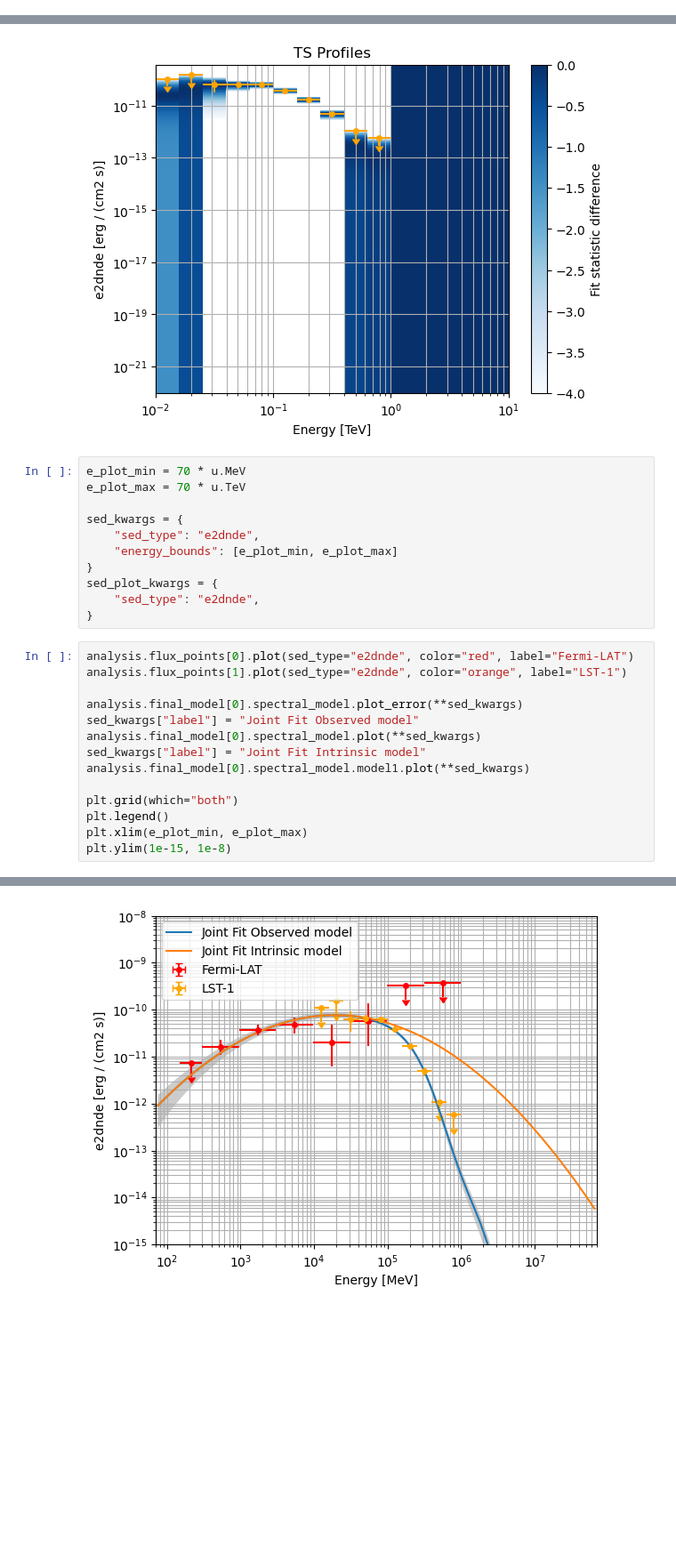
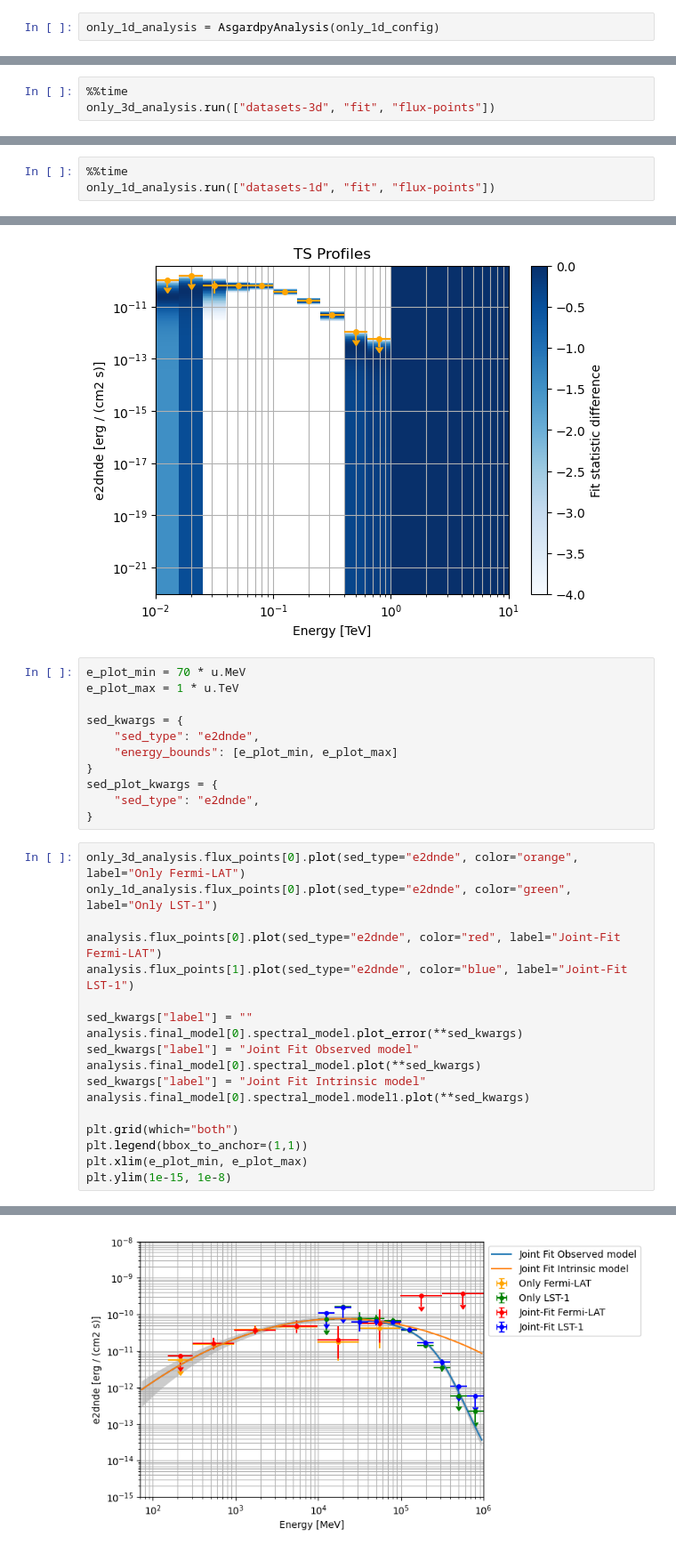
Before and after one commit to chaimain/asgardpy, a Jupyter notebook: notebooks/joint_fit_LAT_LST.ipynb, the cells around one changed output, grey strips where cells are left out. Shown: that part at 89% size. Cells and saved outputs as stored; diff of their text form; blank space fills up the shorter version.

```diff
--- a/notebooks/joint_fit_LAT_LST.ipynb
+++ b/notebooks/joint_fit_LAT_LST.ipynb
@@ -82,0 +113,2 @@ Setting logging config: {'level': 'INFO', 'filename': None, 'filemode': None, 'f
+# %%
+only_1d_analysis = AsgardpyAnalysis(only_1d_config)
@@ -168,0 +213,3 @@ Wall time: 19min 22s
+# %%
+%%time
+only_3d_analysis.run(["datasets-3d", "fit", "flux-points"])
@@ -168,0 +294,3 @@ Wall time: 19min 22s
+# %%
+%%time
+only_1d_analysis.run(["datasets-1d", "fit", "flux-points"])
@@ -380,7 +662,7 @@ Text(0.5, 1.0, 'TS Profiles')
 [figure]
 # %%
 e_plot_min = 70 * u.MeV
-e_plot_max = 70 * u.TeV
+e_plot_max = 1 * u.TeV
 
 sed_kwargs = {
     "sed_type": "e2dnde",
@@ -390,19 +672,23 @@ sed_plot_kwargs = {
     "sed_type": "e2dnde",
 }
 # %%
-analysis.flux_points[0].plot(sed_type="e2dnde", color="red", label="Fermi-LAT")
-analysis.flux_points[1].plot(sed_type="e2dnde", color="orange", label="LST-1")
+only_3d_analysis.flux_points[0].plot(sed_type="e2dnde", color="orange", label="Only Fermi-LAT")
+only_1d_analysis.flux_points[0].plot(sed_type="e2dnde", color="green", label="Only LST-1")
 
+analysis.flux_points[0].plot(sed_type="e2dnde", color="red", label="Joint-Fit Fermi-LAT")
+analysis.flux_points[1].plot(sed_type="e2dnde", color="blue", label="Joint-Fit LST-1")
+
+sed_kwargs["label"] = ""
 analysis.final_model[0].spectral_model.plot_error(**sed_kwargs)
 sed_kwargs["label"] = "Joint Fit Observed model"
 analysis.final_model[0].spectral_model.plot(**sed_kwargs)
 sed_kwargs["label"] = "Joint Fit Intrinsic model"
 analysis.final_model[0].spectral_model.model1.plot(**sed_kwargs)
 
 plt.grid(which="both")
-plt.legend()
+plt.legend(bbox_to_anchor=(1,1))
 plt.xlim(e_plot_min, e_plot_max)
 plt.ylim(1e-15, 1e-8)
 # %% [output]
 (1e-15, 1e-08)
-[figure, old version]
+[figure, new version]
```
Also changed, not shown: parts of 21 cells of this notebook, 4 other files.
